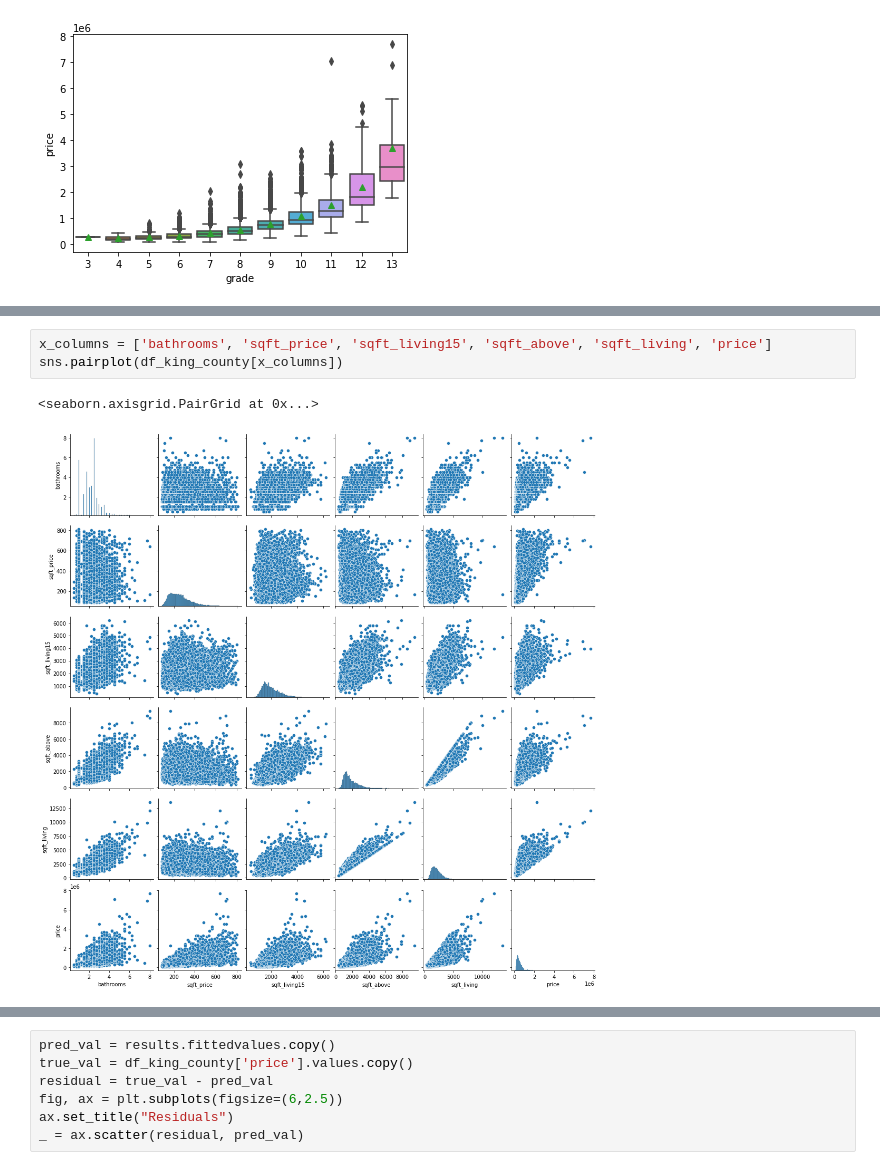
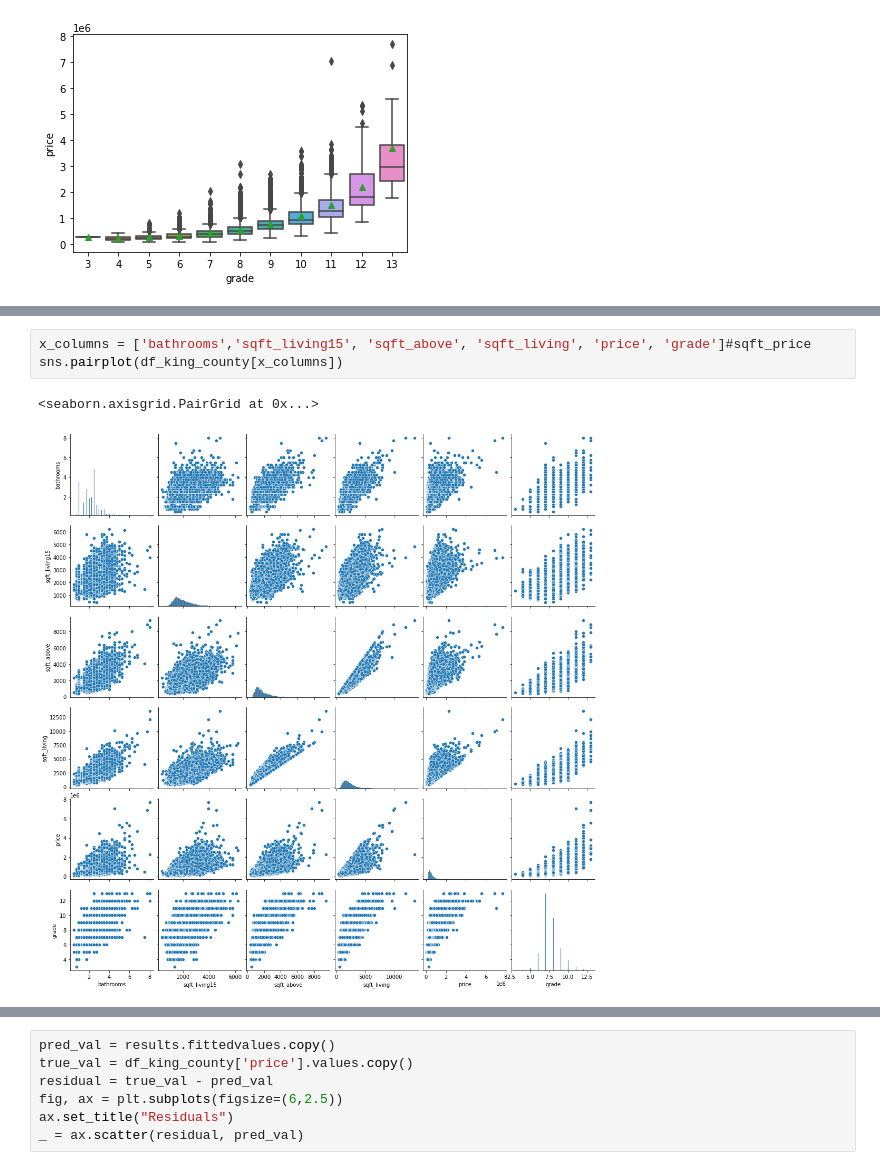
Before and after one commit to christine-berlin/house_price_predictions, a Jupyter notebook: notebooks/EDA.ipynb, the cells around one changed output, grey strips where cells are left out. Drawn from its saved outputs; the diff is of its cells as text.

```diff
--- a/notebooks/EDA.ipynb
+++ b/notebooks/EDA.ipynb
@@ -281,7 +291,7 @@ Deprecated in NumPy 1.20; for more details and guidance: https://numpy.org/devdo
 [figure]
 # %%
-x_columns = ['bathrooms', 'sqft_price', 'sqft_living15', 'sqft_above', 'sqft_living', 'price']
+x_columns = ['bathrooms','sqft_living15', 'sqft_above', 'sqft_living', 'price', 'grade']#sqft_price
 sns.pairplot(df_king_county[x_columns])
 # %% [output]
 <seaborn.axisgrid.PairGrid at 0x...>
-[figure, old version]
+[figure, new version]
```
Also changed, not shown: parts of 26 cells of this notebook.
